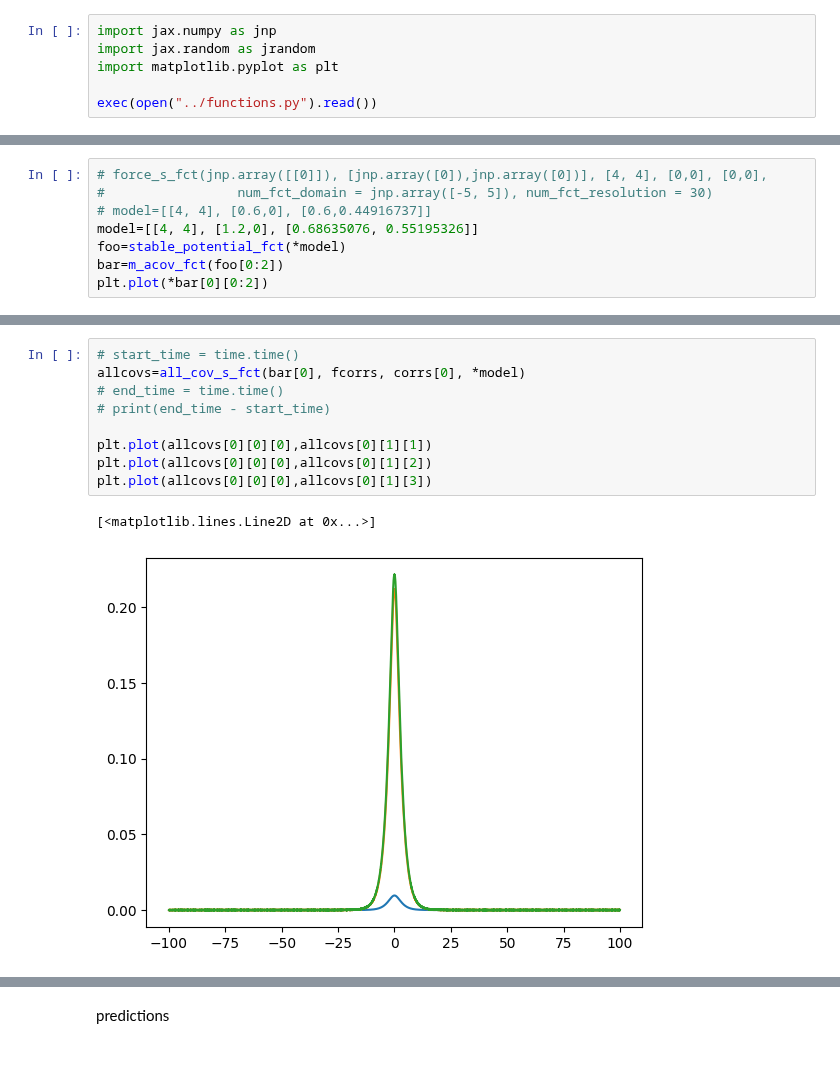
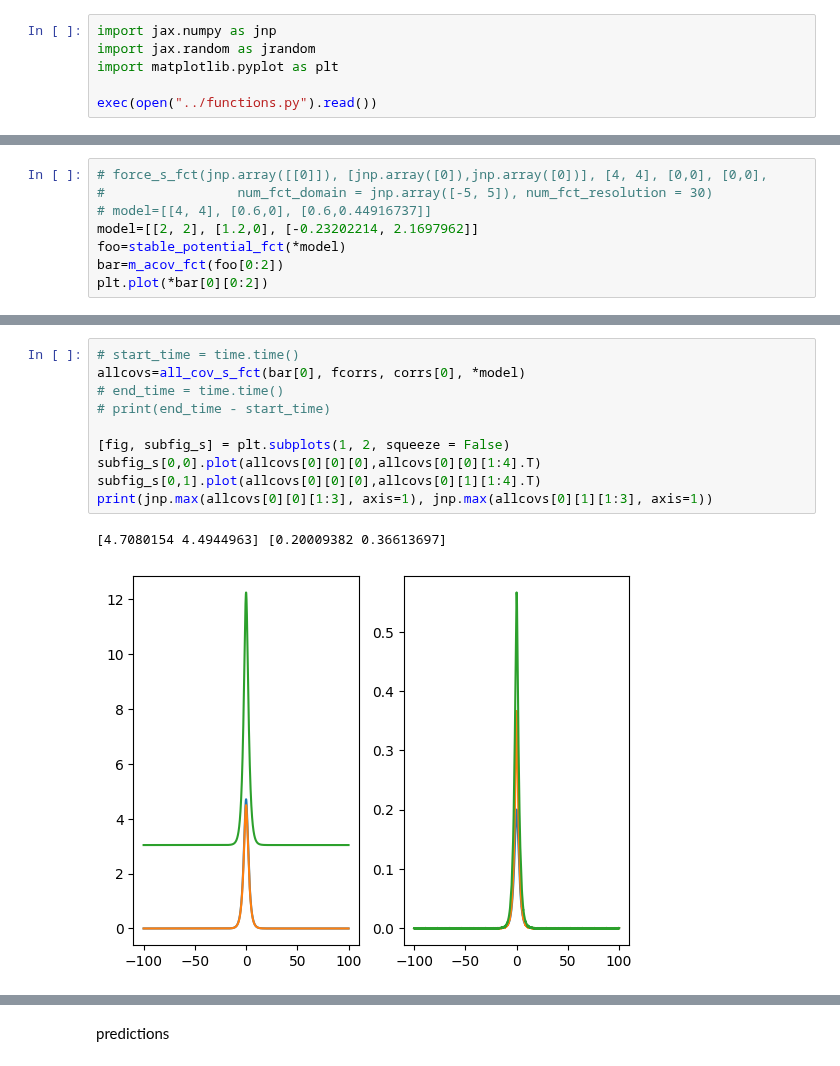
Before and after one commit to zhaoz0314/random-EI, a Jupyter notebook: pseudospatial/predictions.ipynb, the cells around one changed output, grey strips where cells are left out. Cells and saved outputs as stored; diff of their text form.

```diff
--- a/pseudospatial/predictions.ipynb
+++ b/pseudospatial/predictions.ipynb
@@ -591,7 +567,7 @@ def prediction_s_fct(all_cov_s, rescaled_relative_lag_s, window_len_s, part_n_s,
 # force_s_fct(jnp.array([[0]]), [jnp.array([0]),jnp.array([0])], [4, 4], [0,0], [0,0],
 #                 num_fct_domain = jnp.array([-5, 5]), num_fct_resolution = 30)
 # model=[[4, 4], [0.6,0], [0.6,0.44916737]]
-model=[[4, 4], [1.2,0], [0.68635076, 0.55195326]]
+model=[[2, 2], [1.2,0], [-0.23202214, 2.1697962]]
 foo=stable_potential_fct(*model)
 bar=m_acov_fct(foo[0:2])
 plt.plot(*bar[0][0:2])
@@ -610,13 +586,14 @@ plt.plot(fcorrs,corrs[0][1])
 # %%
 # start_time = time.time()
 allcovs=all_cov_s_fct(bar[0], fcorrs, corrs[0], *model)
 # end_time = time.time()
 # print(end_time - start_time)
 
-plt.plot(allcovs[0][0][0],allcovs[0][1][1])
-plt.plot(allcovs[0][0][0],allcovs[0][1][2])
-plt.plot(allcovs[0][0][0],allcovs[0][1][3])
+[fig, subfig_s] = plt.subplots(1, 2, squeeze = False)
+subfig_s[0,0].plot(allcovs[0][0][0],allcovs[0][0][1:4].T)
+subfig_s[0,1].plot(allcovs[0][0][0],allcovs[0][1][1:4].T)
+print(jnp.max(allcovs[0][0][1:3], axis=1), jnp.max(allcovs[0][1][1:3], axis=1))
 # %% [output]
-[<matplotlib.lines.Line2D at 0x...>]
+[4.7080154 4.4944963] [0.20009382 0.36613697]
-[figure, old version]
+[figure, new version]
 # %%
```
Also changed, not shown: parts of 5 cells of this notebook, 1 other file.
